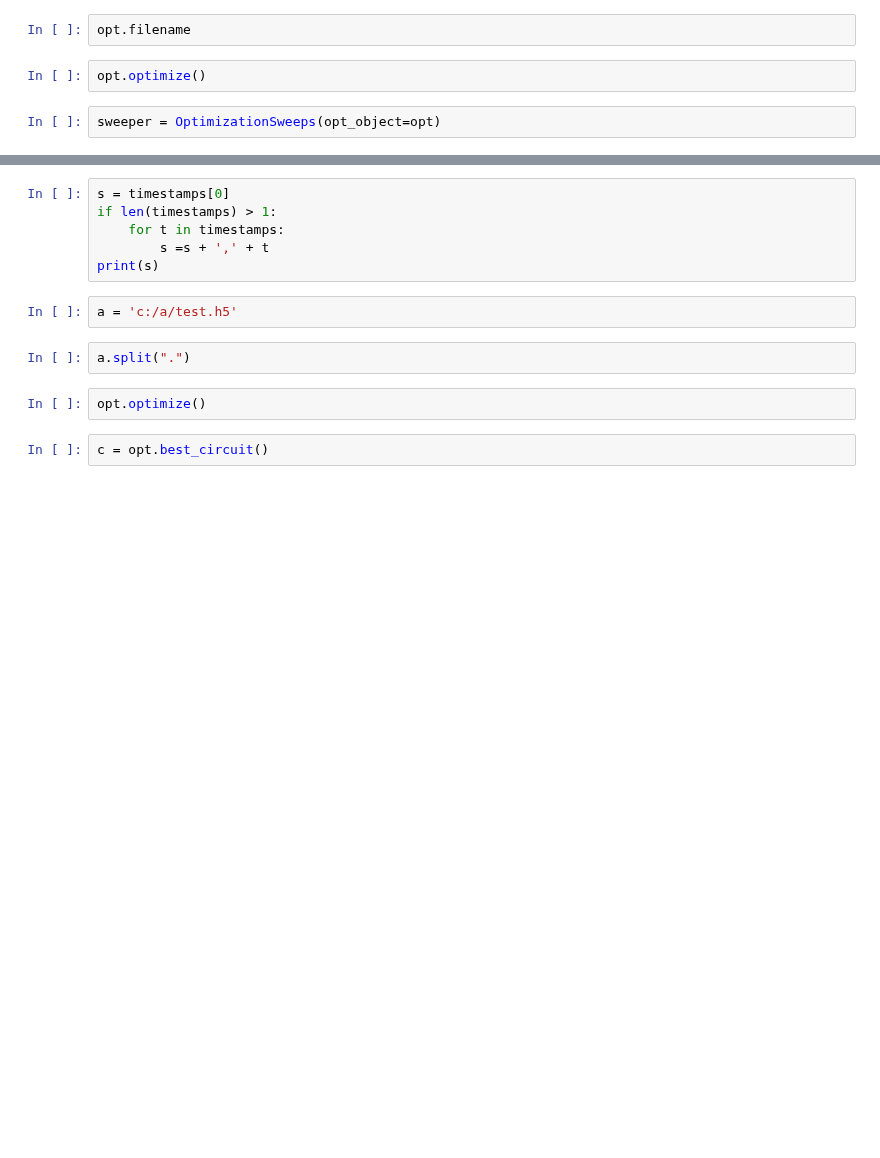
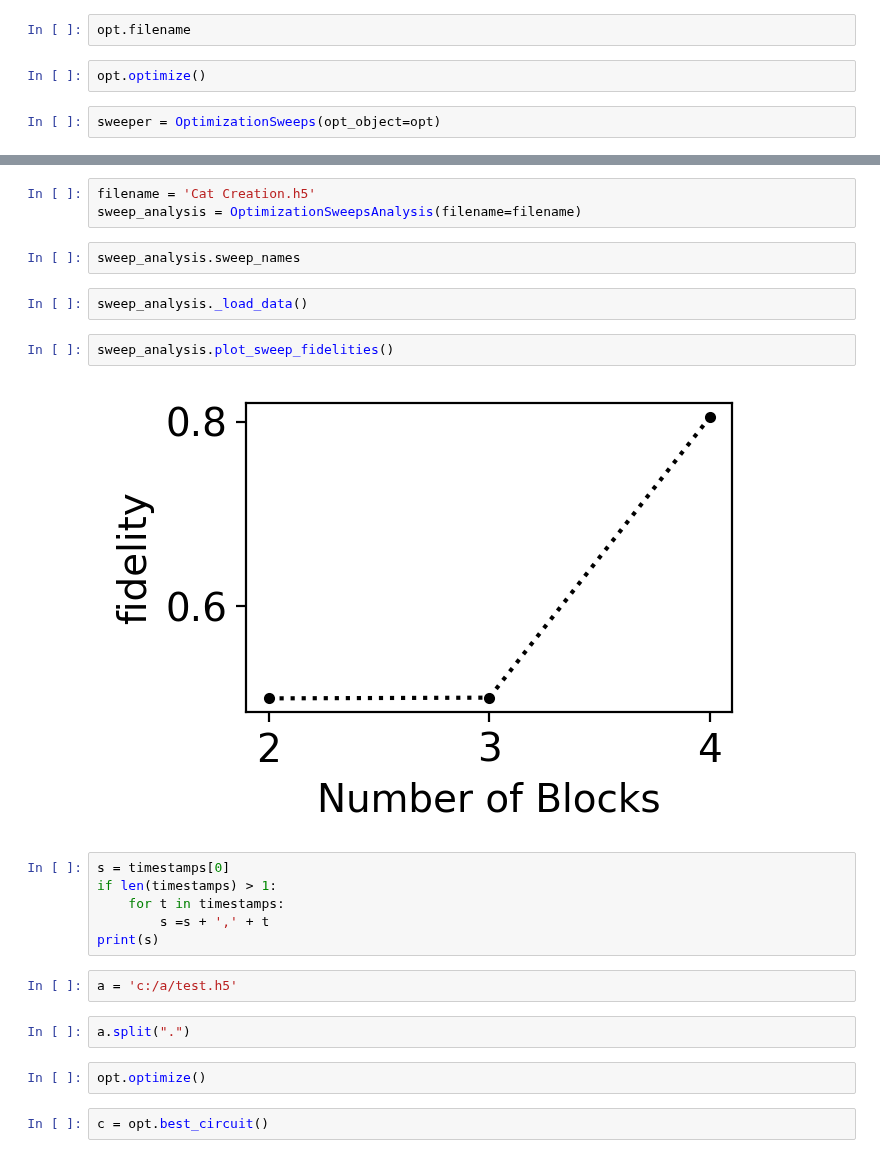
Before and after one commit to alec-eickbusch/ECD_control, a Jupyter notebook: examples/cat_creation.ipynb, the cells around one changed output, grey strips where cells are left out. Saved outputs shown, nothing was run; the diff lists cells and outputs as text; blank space fills up the shorter version.

Commit message:
sweep analysis

```diff
--- a/examples/cat_creation.ipynb
+++ b/examples/cat_creation.ipynb
@@ -96,3 +55,14 @@ timestamps
+# %%
+filename = 'Cat Creation.h5'
+sweep_analysis = OptimizationSweepsAnalysis(filename=filename)
+# %%
+sweep_analysis.sweep_names
+# %%
+sweep_analysis._load_data()
+# %%
+sweep_analysis.plot_sweep_fidelities()
+# %% [output]
+[figure, added]
 # %%
 s = timestamps[0]
 if len(timestamps) > 1:
```
Also changed, not shown: parts of 5 cells of this notebook, 4 other files.
